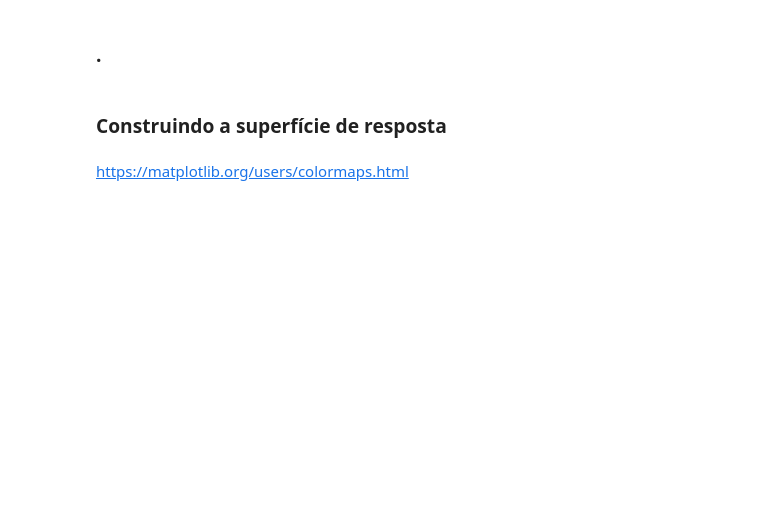
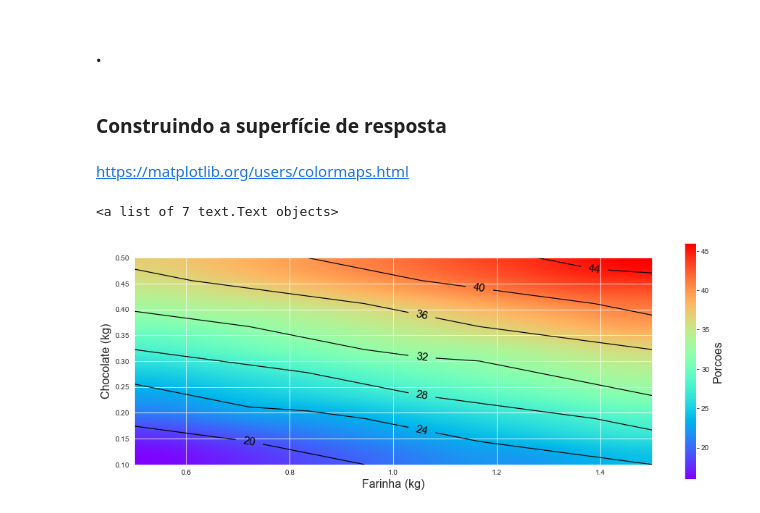
Before and after one commit to jordanfalcao/data-analytics, a Jupyter notebook: Experimentação_Análise de Experimentos/Planejamento_experimentos_aula.ipynb, the cells around one changed output. Saved outputs shown, nothing was run; the diff lists cells and outputs as text; code cells hidden in the pictures; blank space fills up the shorter version.

```diff
--- a/Experimentação_Análise de Experimentos/Planejamento_experimentos_aula.ipynb
+++ b/Experimentação_Análise de Experimentos/Planejamento_experimentos_aula.ipynb
@@ -693,0 +696,3 @@ modelo_receita(0.6, 0.1)
+# %%
+x_farinha = np.linspace(start = 0.5, stop = 1.5, num = 10)
+x_farinha
@@ -694,2 +702,5 @@ modelo_receita(0.6, 0.1)
 # %% [markdown]
 ### .
+# %%
+x_chocolate = np.linspace(start = 0.1, stop = 0.5, num = 10)
+x_chocolate
@@ -695,0 +710,11 @@ modelo_receita(0.6, 0.1)
+# %%
+# percorrendo todos os pontos definidos nas listas acima
+pontos = []
+
+for cont1 in x_farinha:
+    temp = []
+    for cont2 in x_chocolate:
+        temp.append(modelo_receita(cont1, cont2))
+    pontos.append(temp)
+
+pontos
@@ -700,2 +738,20 @@ modelo_receita(0.6, 0.1)
 # %% [markdown]
 https://matplotlib.org/users/colormaps.html
+# %%
+# base
+plt.figure(figsize = (16, 6))
+plt.xlabel('Farinha (kg)', fontsize = 16)
+plt.ylabel('Chocolate (kg)', fontsize = 16)
+
+# mapa de cores
+mapa_cor = plt.imshow(pontos, origin = 'lower', cmap = cm.rainbow, interpolation = 'quadric', extent = (0.5, 1.5, 0.1, 0.5))
+
+# barra de cor
+plt.colorbar().set_label('Porcoes', fontsize = 16)
+
+# linhas de guia
+linhas = plt.contour(x_farinha, x_chocolate, pontos, colors = 'k', linewidths = 1.2)
+plt.clabel(linhas, inline = True, fmt = '%1.0f', fontsize = 15, inline_spacing = 10)
+# %% [output]
+<a list of 7 text.Text objects>
+[figure, added]
```
Also changed, not shown: parts of 5 cells of this notebook, 1 other file.
